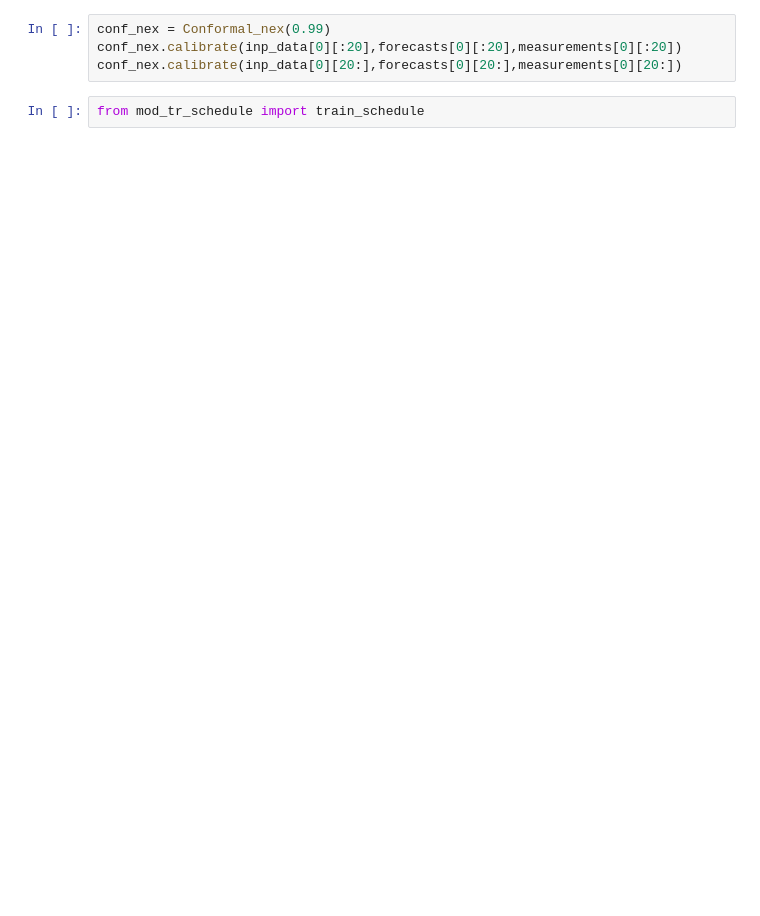
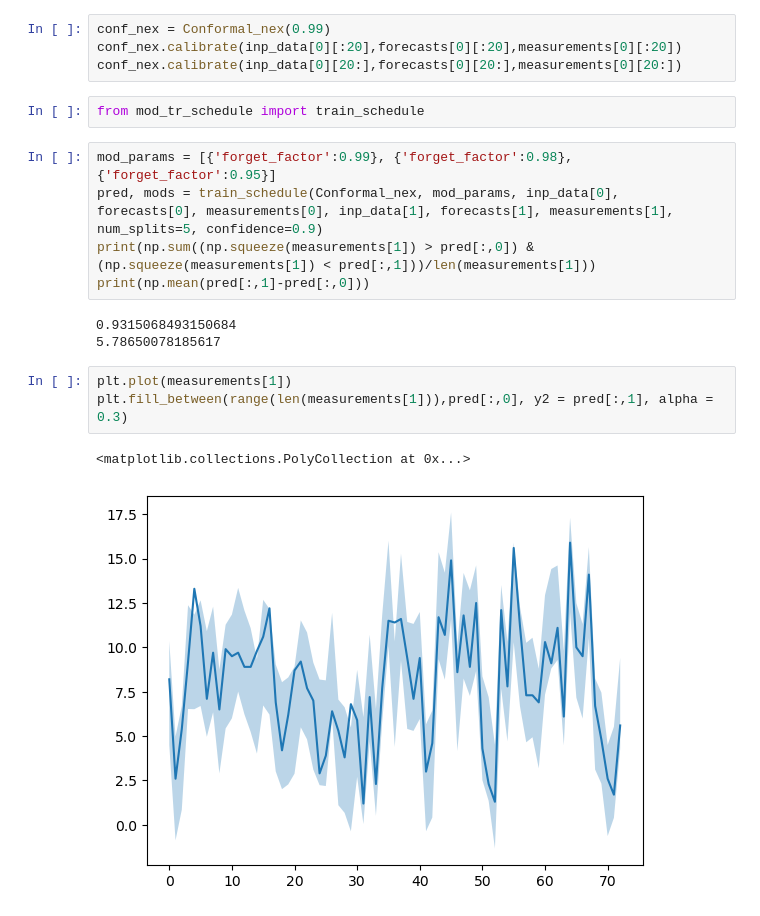
Before and after one commit to salthoff/wind-prediction-conformal, a Jupyter notebook: model_compare.ipynb, the cells around one changed output. Saved outputs shown, nothing was run; the diff lists cells and outputs as text; blank space fills up the shorter version.

Commit message:
all models working with tr_schedule, no test case yet

```diff
--- a/model_compare.ipynb
+++ b/model_compare.ipynb
@@ -52,3 +45,17 @@ conf_nex.calibrate(inp_data[0][:20],forecasts[0][:20],measurements[0][:20])
 conf_nex.calibrate(inp_data[0][20:],forecasts[0][20:],measurements[0][20:])
 # %%
 from mod_tr_schedule import train_schedule
+# %%
+mod_params = [{'forget_factor':0.99}, {'forget_factor':0.98}, {'forget_factor':0.95}]
+pred, mods = train_schedule(Conformal_nex, mod_params, inp_data[0], forecasts[0], measurements[0], inp_data[1], forecasts[1], measurements[1], num_splits=5, confidence=0.9)
+print(np.sum((np.squeeze(measurements[1]) > pred[:,0]) & (np.squeeze(measurements[1]) < pred[:,1]))/len(measurements[1]))
+print(np.mean(pred[:,1]-pred[:,0]))
+# %% [output]
+0.9315068493150684
+5.78650078185617
+# %%
+plt.plot(measurements[1])
+plt.fill_between(range(len(measurements[1])),pred[:,0], y2 = pred[:,1], alpha = 0.3)
+# %% [output]
+<matplotlib.collections.PolyCollection at 0x...>
+[figure, added]
```
Also changed, not shown: parts of 12 cells of this notebook, 5 other files.
